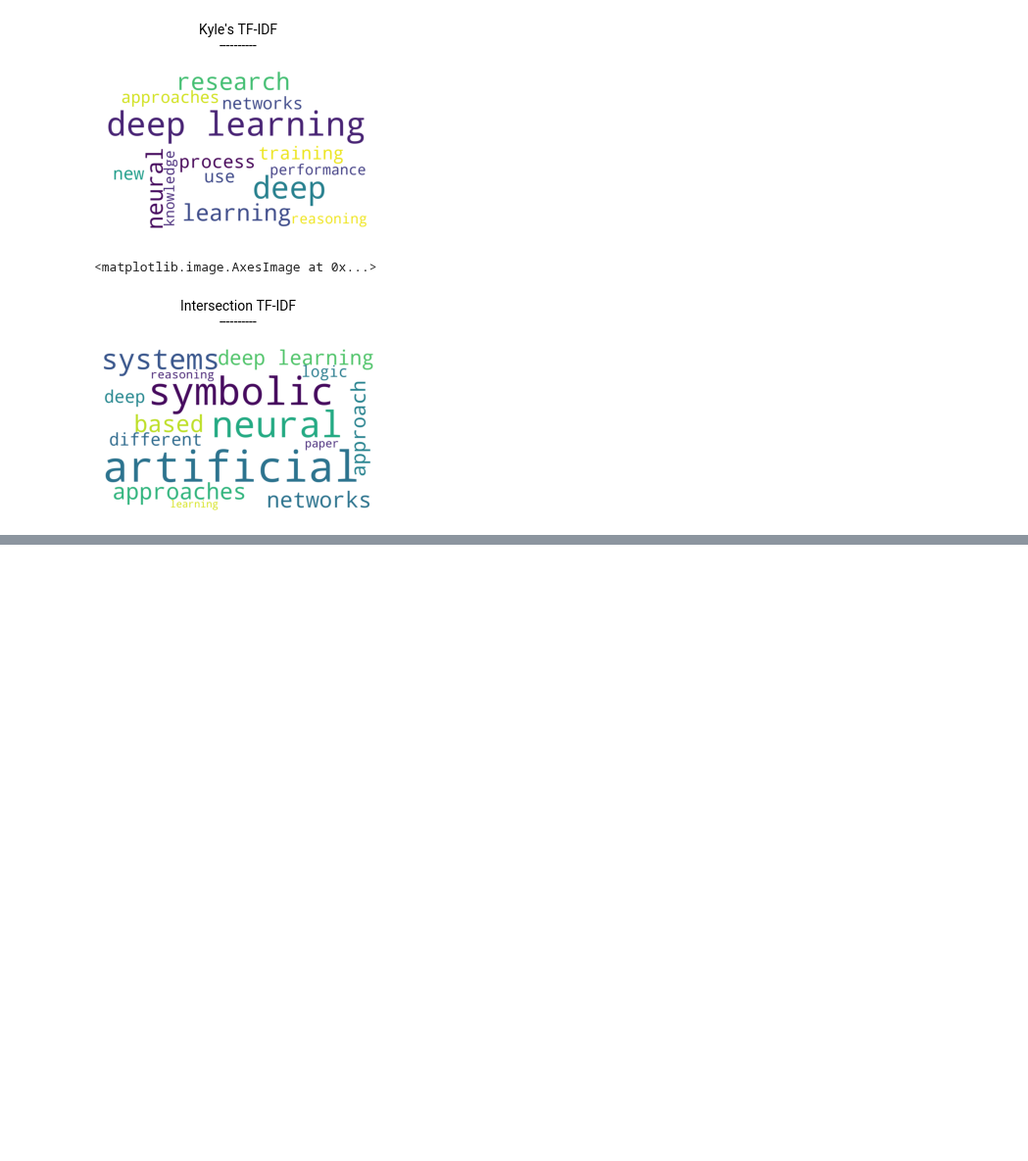
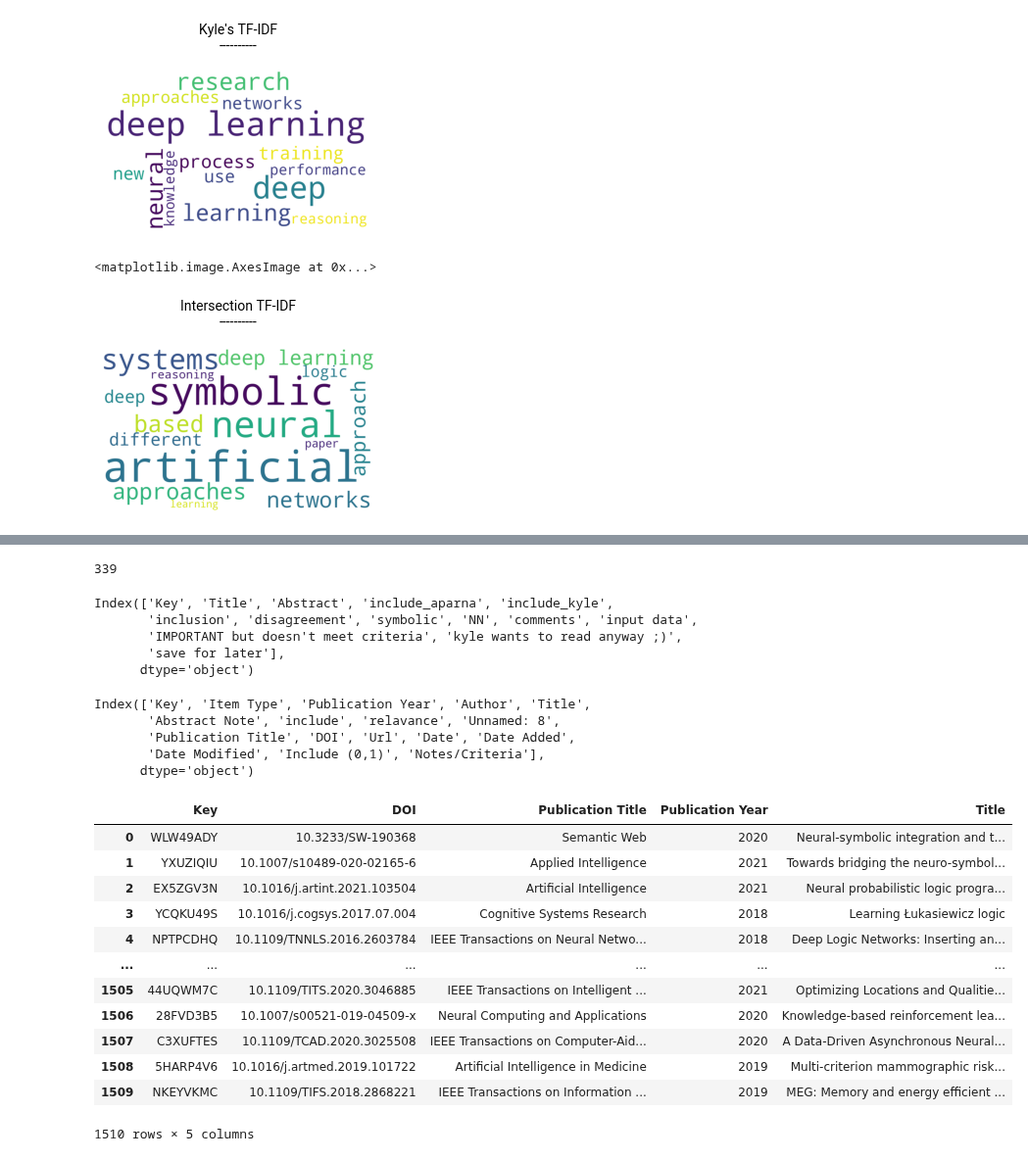
Before and after one commit to kyleiwaniec/neuro-symbolic-ai-systematic-review, a Jupyter notebook: scopus/Researcher-argreement-analysis.ipynb, the cells around one changed output, grey strips where cells are left out. Shown at 98% size. Saved outputs shown, nothing was run; the diff lists cells and outputs as text; code cells hidden in the pictures; blank space fills up the shorter version.

```diff
--- a/scopus/Researcher-argreement-analysis.ipynb
+++ b/scopus/Researcher-argreement-analysis.ipynb
@@ -146,0 +161,12 @@ Looking at the venn diagram of included articles by each of the two researchers,
+# %%
+len(a75)
+# %% [output]
+339
+# %%
+a75.columns
+# %% [output]
+Index(['Key', 'Title', 'Abstract', 'include_aparna', 'include_kyle',
+       'inclusion', 'disagreement', 'symbolic', 'NN', 'comments', 'input data',
+       'IMPORTANT but doesn't meet criteria', 'kyle wants to read anyway ;)',
+       'save for later'],
+      dtype='object')
@@ -146,0 +176,26 @@ Looking at the venn diagram of included articles by each of the two researchers,
+# %%
+orig=pd.read_csv("scopus-filtered-by-top-publication - Aparna.csv")
+print(orig.columns)
+orig=orig[['Key','DOI','Publication Title', 'Publication Year', 'Title']]
+# %% [output]
+Index(['Key', 'Item Type', 'Publication Year', 'Author', 'Title',
+       'Abstract Note', 'include', 'relavance', 'Unnamed: 8',
+       'Publication Title', 'DOI', 'Url', 'Date', 'Date Added',
+       'Date Modified', 'Include (0,1)', 'Notes/Criteria'],
+      dtype='object')
+# %%
+orig
+# %% [output]
+|  | Key | DOI | Publication Title | Publication Year | Title |
+| 0 | WLW49ADY | 10.3233/SW-190368 | Semantic Web | 2020 | Neural-symbolic integration and t... |
+| 1 | YXUZIQIU | 10.1007/s10489-020-02165-6 | Applied Intelligence | 2021 | Towards bridging the neuro-symbol... |
+| 2 | EX5ZGV3N | 10.1016/j.artint.2021.103504 | Artificial Intelligence | 2021 | Neural probabilistic logic progra... |
+| 3 | YCQKU49S | 10.1016/j.cogsys.2017.07.004 | Cognitive Systems Research | 2018 | Learning Łukasiewicz logic |
+| 4 | NPTPCDHQ | 10.1109/TNNLS.2016.2603784 | IEEE Transactions on Neural Netwo... | 2018 | Deep Logic Networks: Inserting an... |
+| ... | ... | ... | ... | ... | ... |
+| 1505 | 44UQWM7C | 10.1109/TITS.2020.3046885 | IEEE Transactions on Intelligent ... | 2021 | Optimizing Locations and Qualitie... |
+| 1506 | 28FVD3B5 | 10.1007/s00521-019-04509-x | Neural Computing and Applications | 2020 | Knowledge-based reinforcement lea... |
+| 1507 | C3XUFTES | 10.1109/TCAD.2020.3025508 | IEEE Transactions on Computer-Aid... | 2020 | A Data-Driven Asynchronous Neural... |
+| 1508 | 5HARP4V6 | 10.1016/j.artmed.2019.101722 | Artificial Intelligence in Medicine | 2019 | Multi-criterion mammographic risk... |
+| 1509 | NKEYVKMC | 10.1109/TIFS.2018.2868221 | IEEE Transactions on Information ... | 2019 | MEG: Memory and energy efficient ... |
+1510 rows × 5 columns
```
Also changed, not shown: parts of 16 cells of this notebook, 13 other files.
